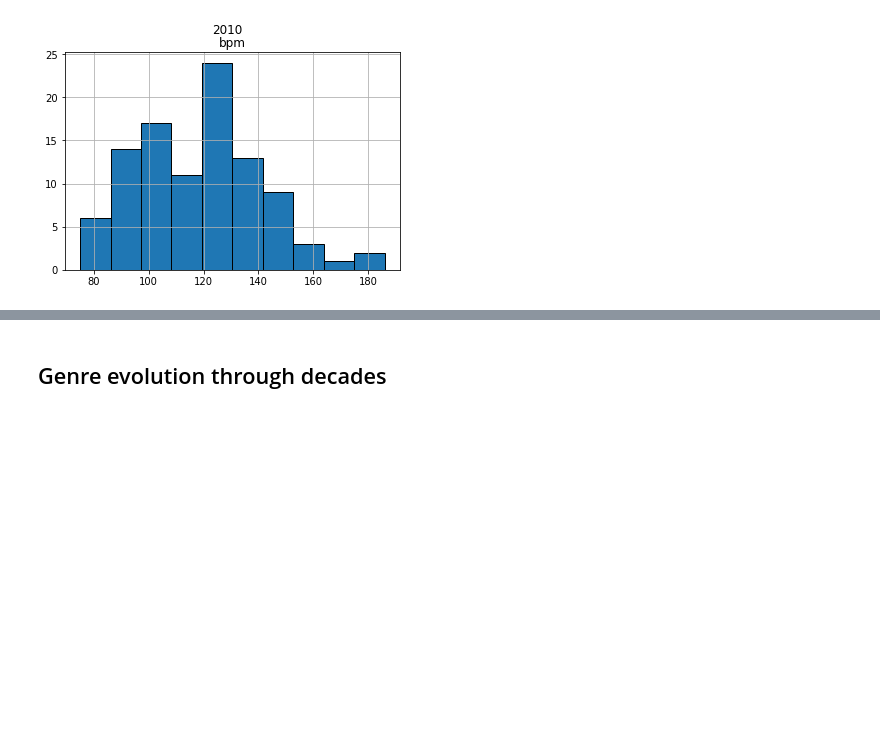
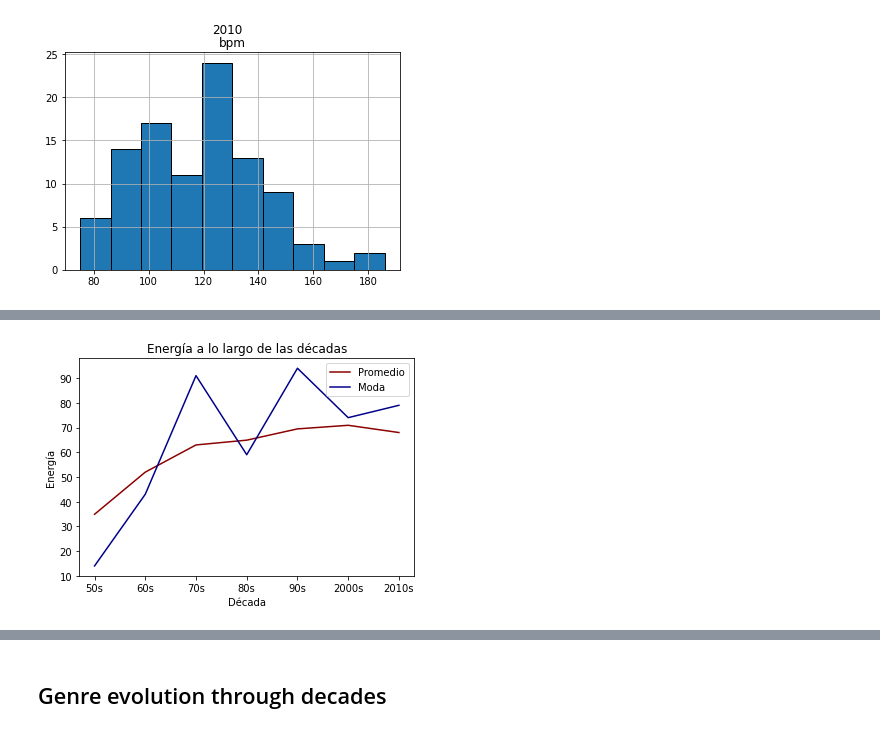
Before and after one commit to danielasenraoka/music_evolution, a Jupyter notebook: exploratory_anaysis.ipynb, the cells around one changed output, grey strips where cells are left out. Drawn from its saved outputs; the diff is of its cells as text; code cells hidden in the pictures; blank space fills up the shorter version.

```diff
--- a/exploratory_anaysis.ipynb
+++ b/exploratory_anaysis.ipynb
@@ -107,0 +117,4 @@ plt.show()
+# %%
+variable_plot(decades, 'nrgy', 'Energía')
+# %% [output]
+[figure, added]
```
Also changed, not shown: parts of 23 cells of this notebook.
